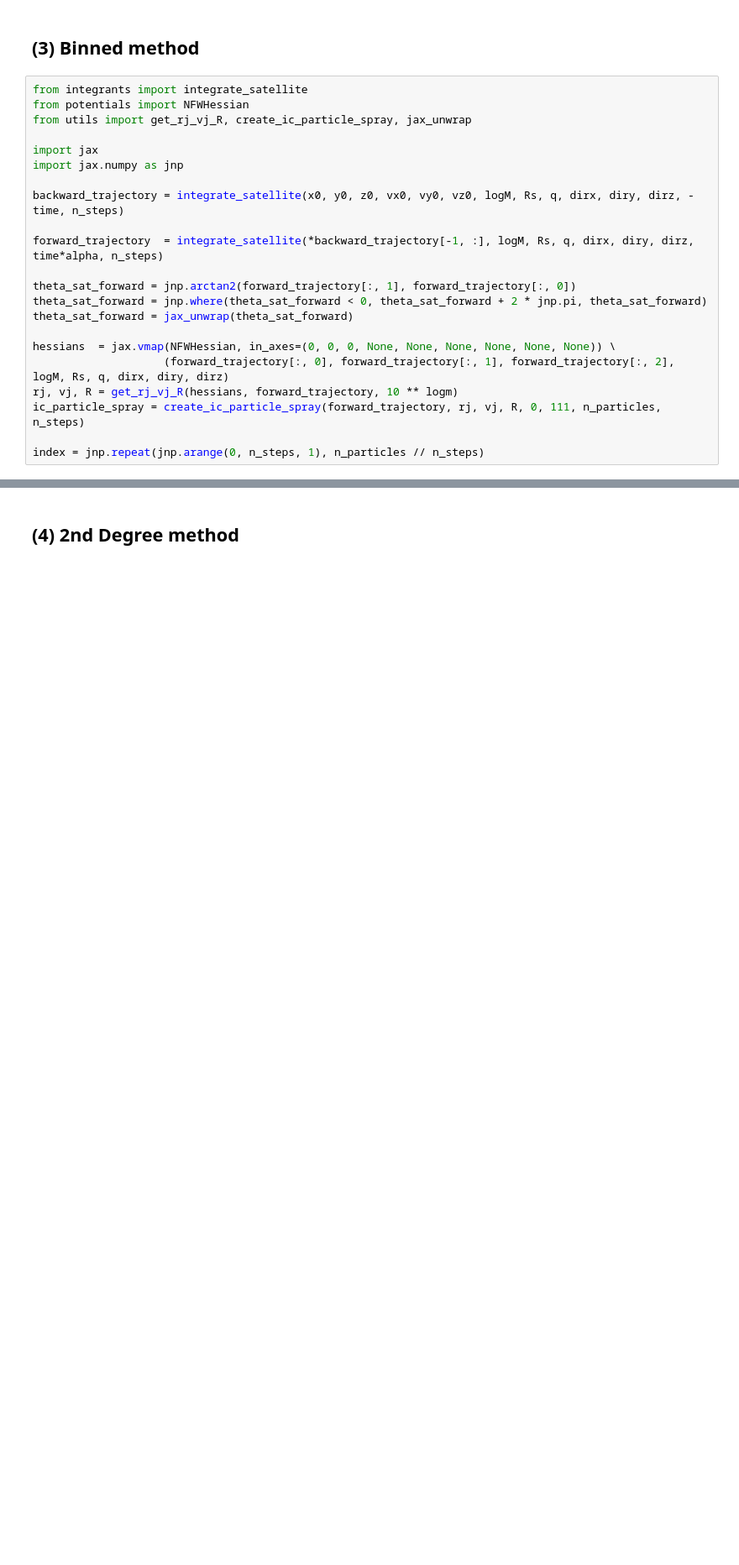
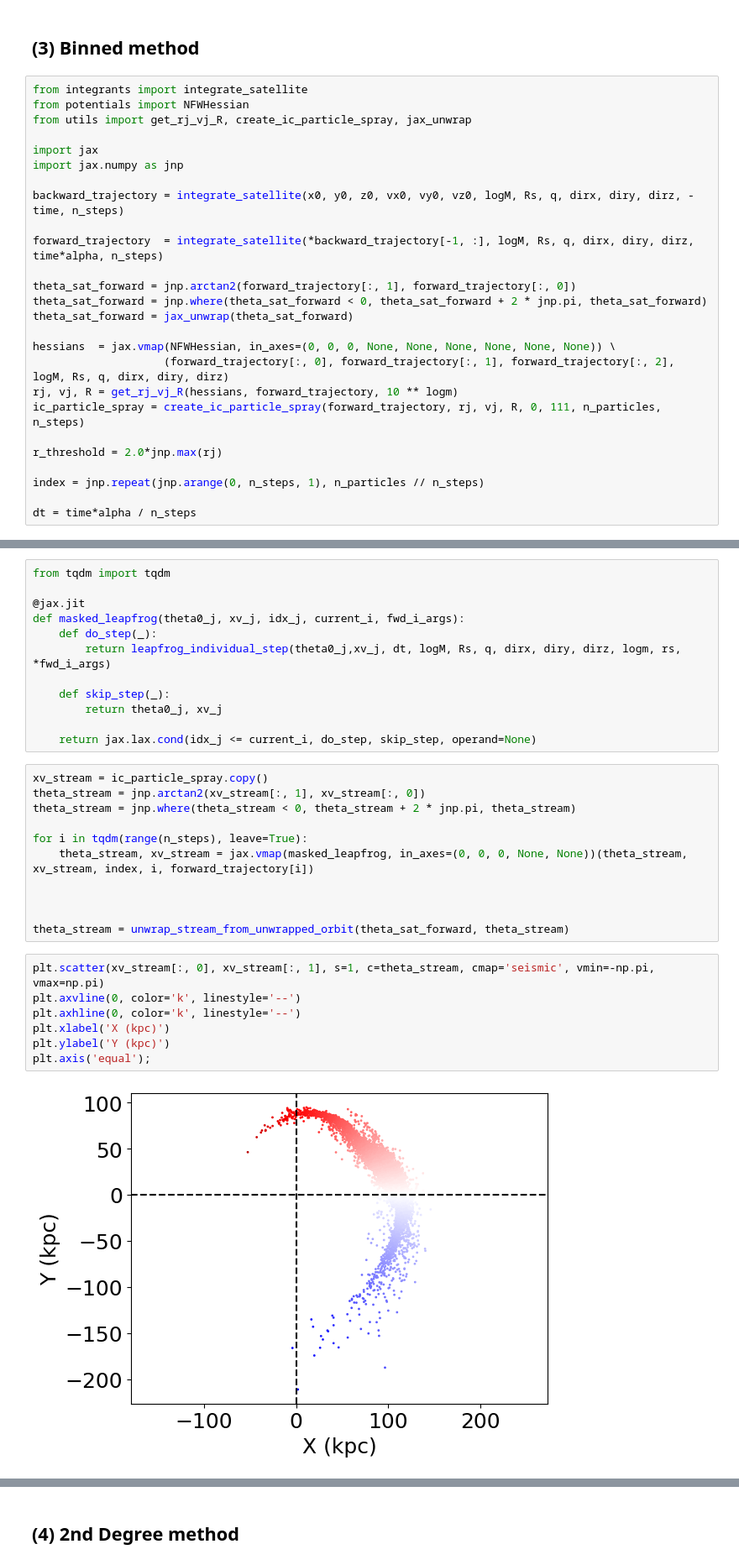
Before and after one commit to David-Chemaly/StreaMAX, a Jupyter notebook: quick_start.ipynb, the cells around one changed output, grey strips where cells are left out. Shown at 84% size. Cells and saved outputs as stored; diff of their text form; blank space fills up the shorter version.

```diff
--- a/quick_start.ipynb
+++ b/quick_start.ipynb
@@ -96,4 +99,8 @@ hessians  = jax.vmap(NFWHessian, in_axes=(0, 0, 0, None, None, None, None, None,
 rj, vj, R = get_rj_vj_R(hessians, forward_trajectory, 10 ** logm)
 ic_particle_spray = create_ic_particle_spray(forward_trajectory, rj, vj, R, 0, 111, n_particles, n_steps)
 
+r_threshold = 2.0*jnp.max(rj)
+
 index = jnp.repeat(jnp.arange(0, n_steps, 1), n_particles // n_steps)
+
+dt = time*alpha / n_steps
@@ -100,3 +153,35 @@ index = jnp.repeat(jnp.arange(0, n_steps, 1), n_particles // n_steps)
+# %%
+from tqdm import tqdm
+
+@jax.jit
+def masked_leapfrog(theta0_j, xv_j, idx_j, current_i, fwd_i_args):
+    def do_step(_):
+        return leapfrog_individual_step(theta0_j,xv_j, dt, logM, Rs, q, dirx, diry, dirz, logm, rs, *fwd_i_args)
+
+    def skip_step(_):
+        return theta0_j, xv_j
+
+    return jax.lax.cond(idx_j <= current_i, do_step, skip_step, operand=None)
+# %%
+xv_stream = ic_particle_spray.copy()
+theta_stream = jnp.arctan2(xv_stream[:, 1], xv_stream[:, 0])
+theta_stream = jnp.where(theta_stream < 0, theta_stream + 2 * jnp.pi, theta_stream)
+
+for i in tqdm(range(n_steps), leave=True):
+    theta_stream, xv_stream = jax.vmap(masked_leapfrog, in_axes=(0, 0, 0, None, None))(theta_stream, xv_stream, index, i, forward_trajectory[i])
+
+
+
+theta_stream = unwrap_stream_from_unwrapped_orbit(theta_sat_forward, theta_stream)
+# %%
+plt.scatter(xv_stream[:, 0], xv_stream[:, 1], s=1, c=theta_stream, cmap='seismic', vmin=-np.pi, vmax=np.pi)
+plt.axvline(0, color='k', linestyle='--')
+plt.axhline(0, color='k', linestyle='--')
+plt.xlabel('X (kpc)')
+plt.ylabel('Y (kpc)')
+plt.axis('equal');
+# %% [output]
+[figure, added]
 # %%
 from integrants import leapfrog_combined_step
 from tqdm import tqdm
```
Also changed, not shown: parts of 12 cells of this notebook, 2 other files.
